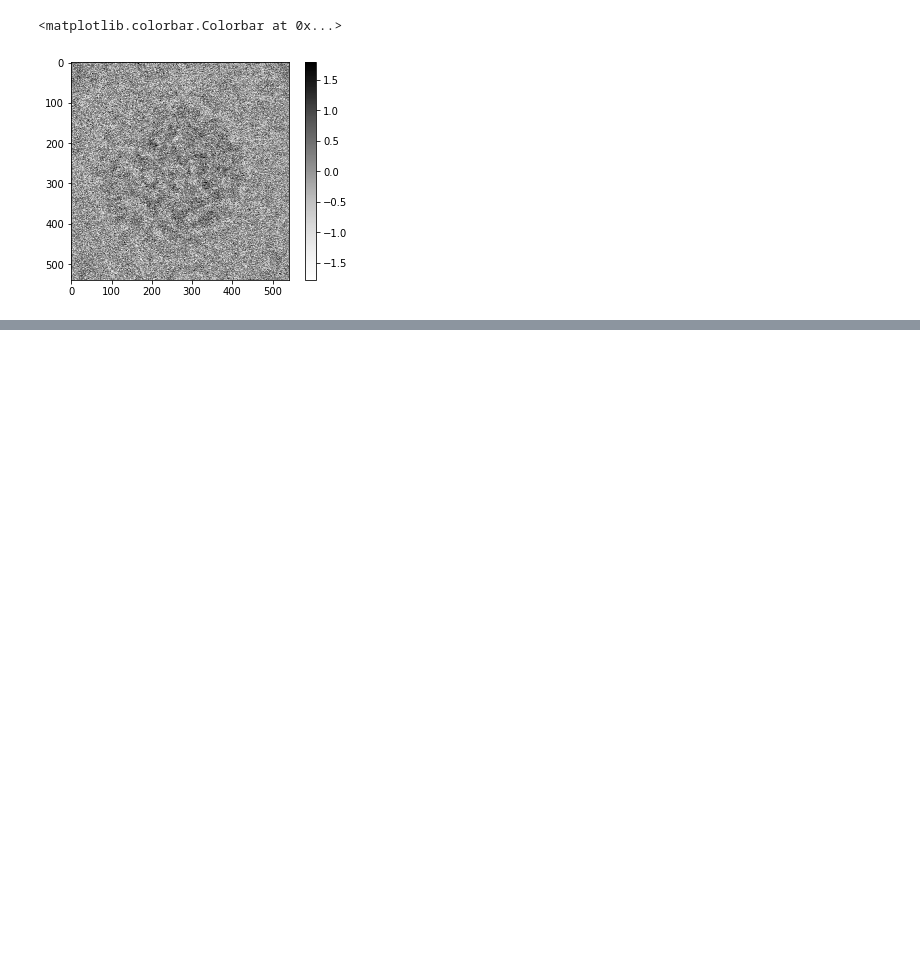
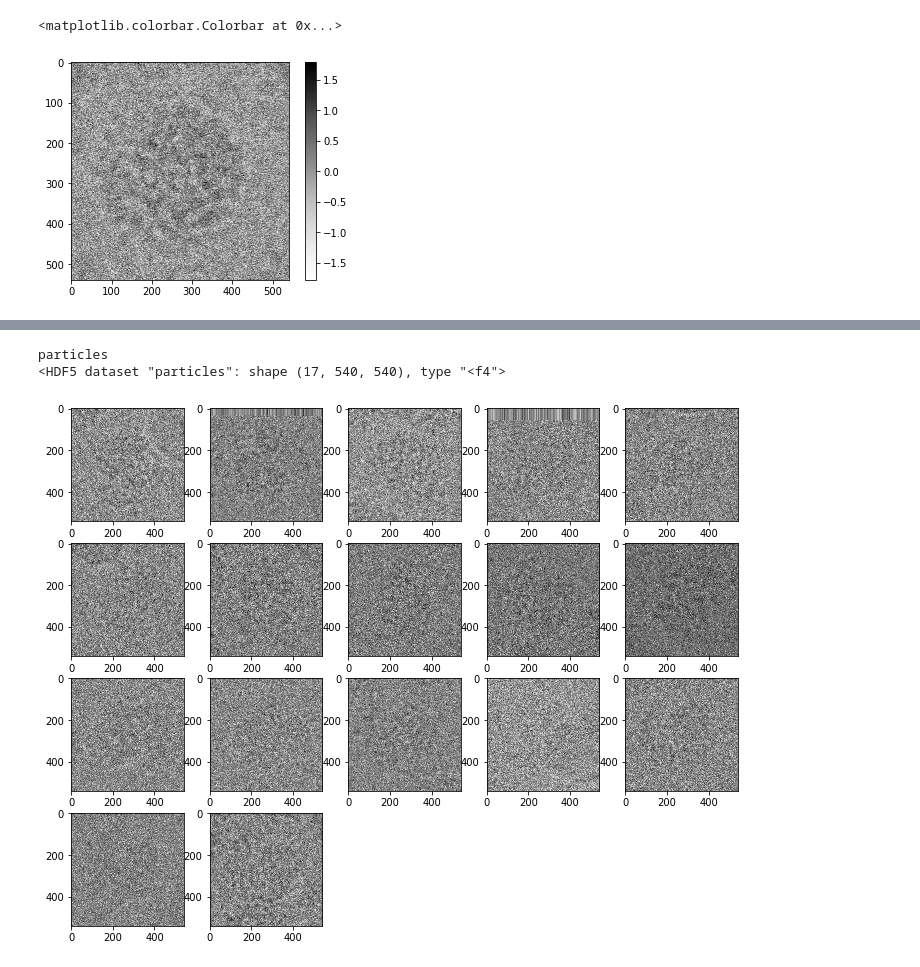
Before and after one commit to slaclab/cryoEM-notebooks, a Jupyter notebook: notebooks/Simple IO and Visualisation.ipynb, the cells around one changed output, grey strips where cells are left out. Cells and saved outputs as stored; diff of their text form; code cells hidden in the pictures; blank space fills up the shorter version.

Commit message:
added reading of particle mrcs stacks into a single hdf5 file

```diff
--- a/notebooks/Simple IO and Visualisation.ipynb
+++ b/notebooks/Simple IO and Visualisation.ipynb
@@ -80,0 +84,2 @@ plt.colorbar()
+# %%
+DATADIR = '/gpfs/slac/cryo/fs1/g/ML/cryoEM-notebooks/data/20181005-rib-TEM4/Extract/extract_one_2dclass/Micrographs'
@@ -80,0 +102,18 @@ plt.colorbar()
+# %%
+import h5py
+mrcs_list = glob.glob(DATADIR+'/*.mrcs')
+h5_file = DATADIR+'/particles.h5'
+
+with h5py.File(h5_file, 'w') as hf:
+    i=0
+    for mrcs in mrcs_list:
+        new_data = cryoemio.mrc2data(mrc_file = mrcs)
+        print(new_data.shape)
+        if(i==0):
+            hf.create_dataset('particles', data = new_data, maxshape=(None,new_data.shape[1],new_data.shape[2]), chunks=True)
+        else:
+            hf['particles'].resize( (hf['particles'].shape[0] + new_data.shape[0]), axis=0 )
+            hf['particles'][-new_data.shape[0]:] = new_data
+        i+=1
+        if(i>10):
+            break
@@ -80,0 +132,19 @@ plt.colorbar()
+# %%
+def print_attrs(name, obj):
+    print( name )
+    for key, val in obj.attrs.items():
+        print("    %s: %s" % (key, val))
+
+f = h5py.File(h5_file,'r')
+f.visititems(print_attrs)
+
+print( f['particles'] )
+fig = plt.figure(figsize=(12, 12))
+for i in range( 0, f['particles'].shape[0] ):
+    fig.add_subplot( 5, 5, i+1 )
+    plt.imshow( f['particles'][i], cmap='Greys' )
+plt.show()
+# %% [output]
+particles
+<HDF5 dataset "particles": shape (17, 540, 540), type "<f4">
+[figure, added]
```
Also changed, not shown: parts of 5 cells of this notebook, 1 other file.
